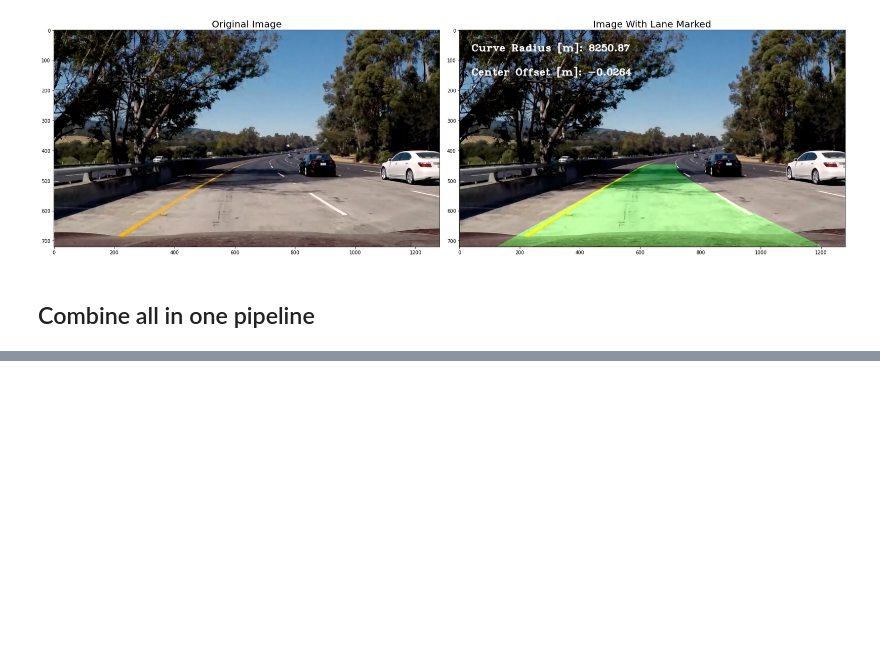
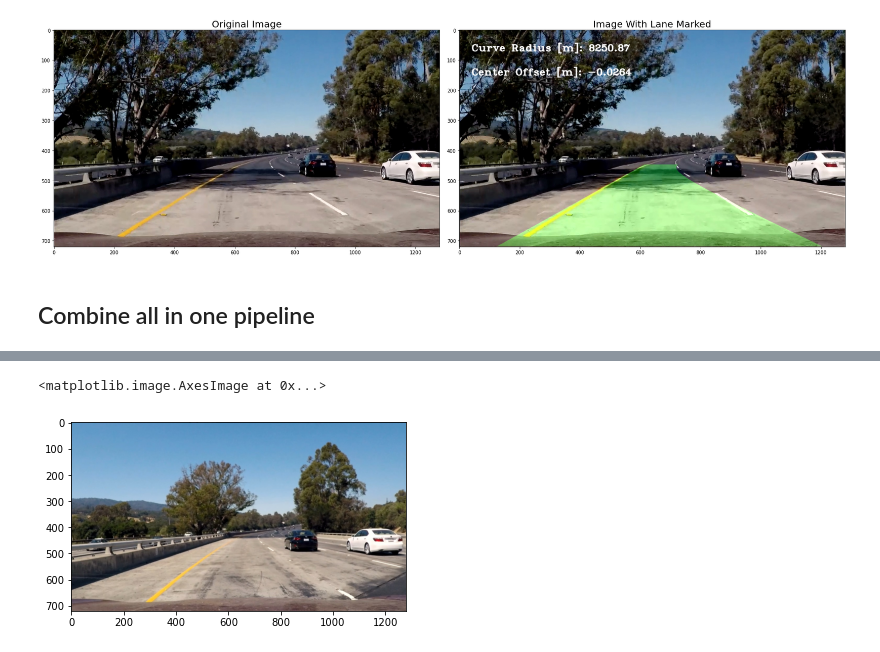
Before and after one commit to salma77/Lane-line-detection, a Jupyter notebook: Lane Detection.ipynb, the cells around one changed output, grey strips where cells are left out. Drawn from its saved outputs; the diff is of its cells as text; code cells hidden in the pictures; blank space fills up the shorter version.

```diff
--- a/Lane Detection.ipynb
+++ b/Lane Detection.ipynb
@@ -532,0 +520,17 @@ Wall time: 2min 7s
+# %%
+cfg_path = os.path.join("yolo", "yolov3.cfg")
+weights_path = os.path.join("yolo", "yolov3.weights")
+names_path = os.path.join("yolo", "coco.names")
+test_image_path = os.path.join("test_images", "test1.jpg")
+nms_thr = 0.5
+confidence_thr = 0.6
+# %%
+with open(names_path, "r") as fp:
+    names = fp.read().strip().split("\n")
+
+yolo = cv2.dnn.readNetFromDarknet(cfg_path, weights_path)
+test_image = cv2.cvtColor(cv2.imread(test_image_path), cv2.COLOR_BGR2RGB)
+plt.imshow(test_image)
+# %% [output]
+<matplotlib.image.AxesImage at 0x...>
+[figure, added]
```
Also changed, not shown: parts of 10 cells of this notebook, 3 other files.
